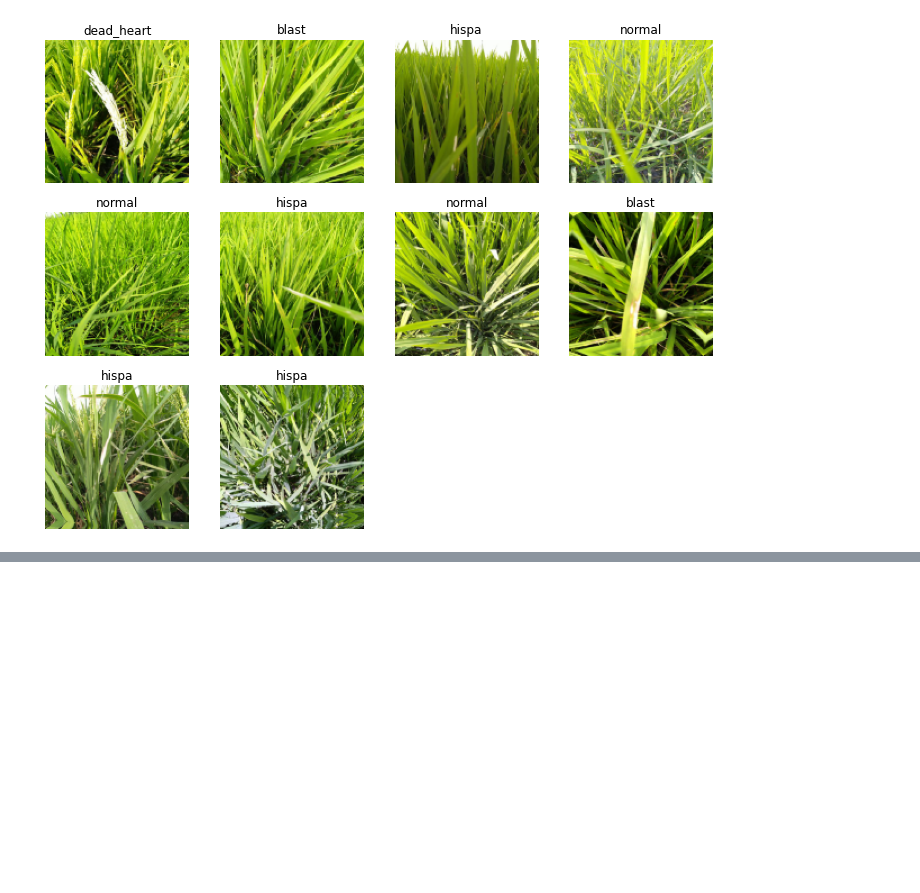
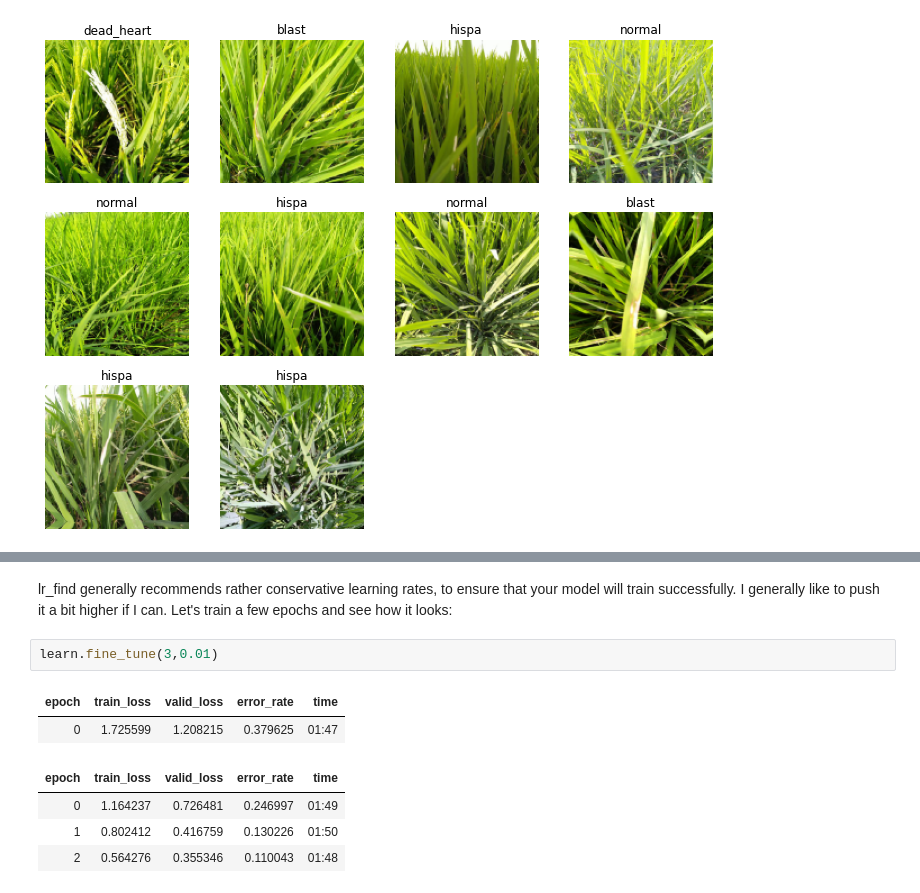
Before and after one commit to Deju35/Paddy-leaves-disease-classifcation, a Jupyter notebook: notebook9552de0c1d.ipynb, the cells around one changed output, grey strips where cells are left out. Cells and saved outputs as stored; diff of their text form; blank space fills up the shorter version.

```diff
--- a/notebook9552de0c1d.ipynb
+++ b/notebook9552de0c1d.ipynb
@@ -60,0 +76,11 @@ dls.show_batch(max_n=10)
+# %% [markdown]
+lr_find generally recommends rather conservative learning rates, to ensure that your model will train successfully. I generally like to push it a bit higher if I can. Let's train a few epochs and see how it looks:
+# %%
+learn.fine_tune(3,0.01)
+# %% [output]
+| epoch | train_loss | valid_loss | error_rate | time |
+| 0 | 1.725599 | 1.208215 | 0.379625 | 01:47 |
+| epoch | train_loss | valid_loss | error_rate | time |
+| 0 | 1.164237 | 0.726481 | 0.246997 | 01:49 |
+| 1 | 0.802412 | 0.416759 | 0.130226 | 01:50 |
+| 2 | 0.564276 | 0.355346 | 0.110043 | 01:48 |
```
Also changed, not shown: parts of 13 cells of this notebook.
